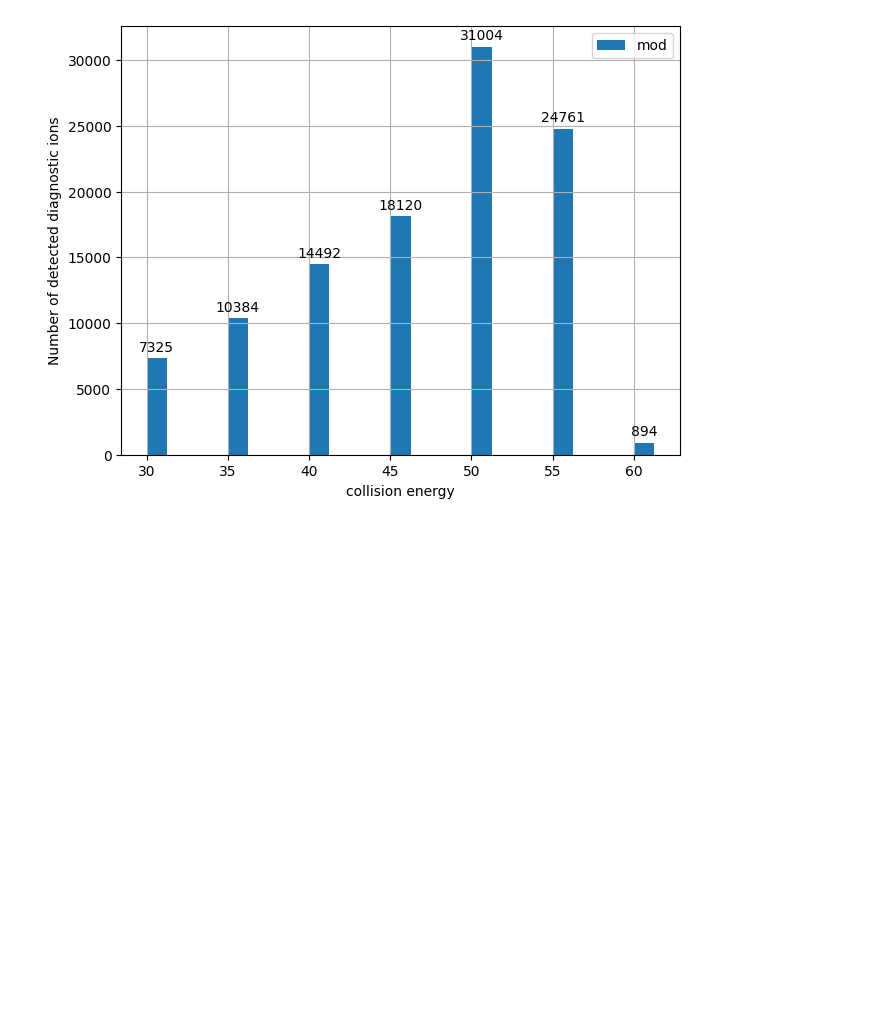
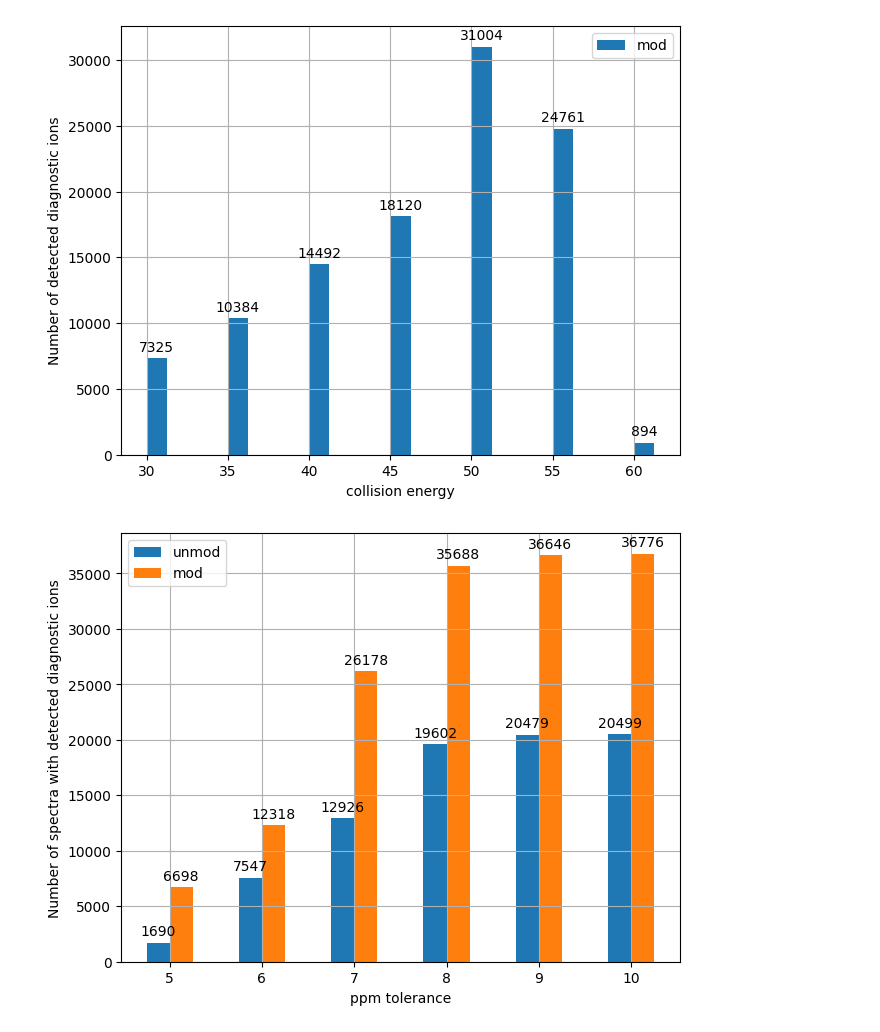
Before and after one commit to cschlaffner/PTMsearch, a Jupyter notebook: notebooks/ion_results_summary.ipynb, the cells around one changed output. Drawn from its saved outputs; the diff is of its cells as text; code cells hidden in the pictures; blank space fills up the shorter version.

```diff
--- a/notebooks/ion_results_summary.ipynb
+++ b/notebooks/ion_results_summary.ipynb
@@ -48,9 +48,9 @@ def grouped_bar_mods_spectra(dfs_unmod, dfs_mod, xticklabels, xlabel, out_name=N
 
     ax.bar_label(ax.bar(x + width, [len(get_mods(df)["spectrum_id"].unique()) for df in dfs_mod], width, label="mod"), padding=3)
 
-    ax.set_ylabel('Number of detected ions for mods')
+    ax.set_ylabel('Number of spectra with detected diagnostic ions')
     ax.set_xlabel(xlabel)
-    ax.set_title(f"Number of spectra with detected mod ions for different {xlabel}")
+    #ax.set_title(f"Number of spectra with detected mod ions for different {xlabel}")
     ax.set_xticks(x + width/2, xticklabels)
     ax.legend(loc=legend_loc)
     ax.grid(True)
@@ -187,4 +177,8 @@ grouped_bar_mods(dfs_dia_unmod_snr, dfs_dia_mod_snr, [1,2,3,5,10,20,50,100], "SN
 grouped_bar_mods([], dfs_different_collision_energies, [30, 35, 40, 45, 50, 55, 60], "collision energy", out_name="collision_energies")
 # %% [output]
 [figure]
+# %%
+grouped_bar_mods_spectra(dfs_dia_unmod_ppm, dfs_dia_mod_ppm, [5, 6, 7, 8, 9, 10], "ppm tolerance", legend_loc="upper left", out_name="dia_ppm tolerances_spectra")
+# %% [output]
+[figure, added]
 # %%
```
Also changed, not shown: parts of 23 cells of this notebook, 6 other files.
